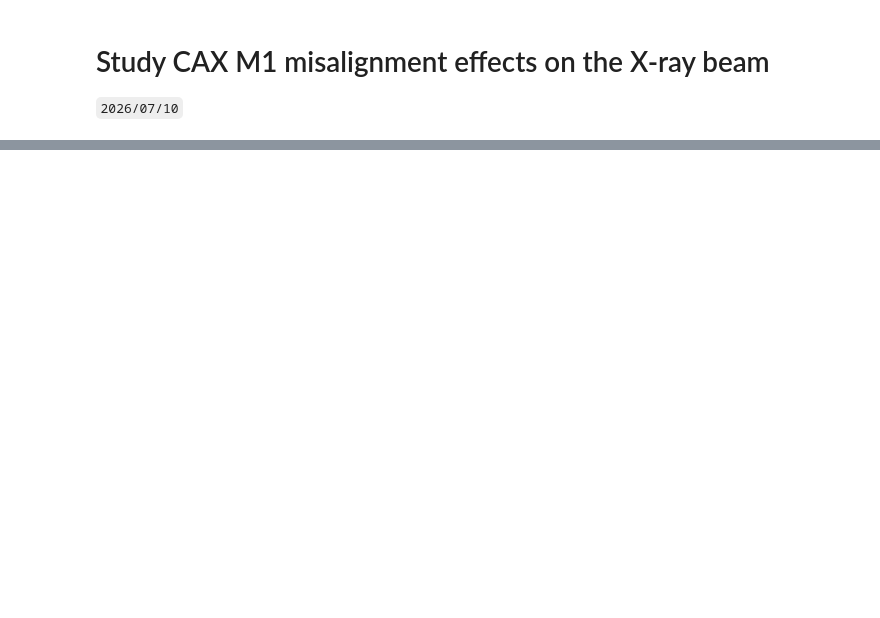
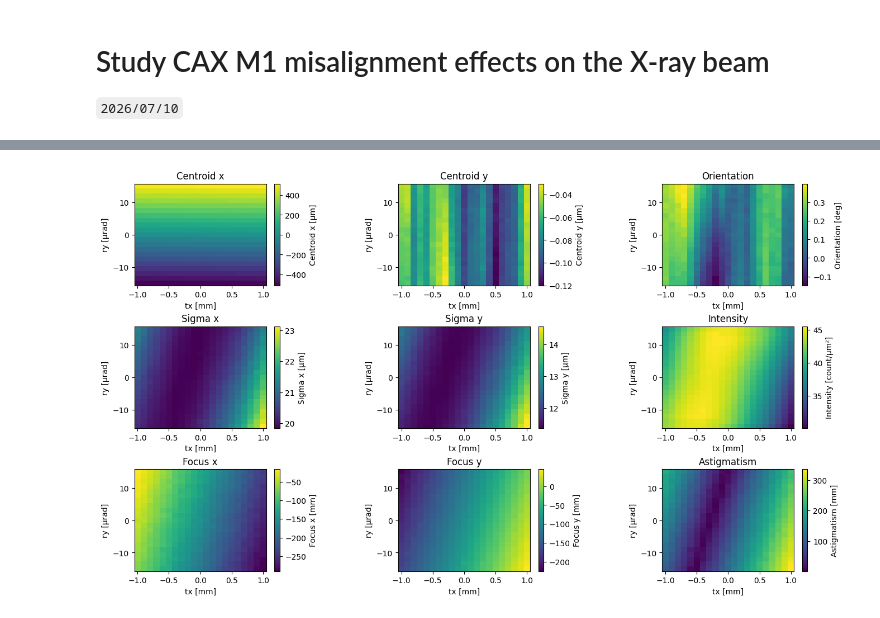
Before and after one commit to amici-lnls/cax-control, a Jupyter notebook: notebooks/cax_misalignments.ipynb, the cells around one changed output, grey strips where cells are left out. Saved outputs shown, nothing was run; the diff lists cells and outputs as text; code cells hidden in the pictures; blank space fills up the shorter version.

```diff
--- a/notebooks/cax_misalignments.ipynb
+++ b/notebooks/cax_misalignments.ipynb
@@ -227,42 +388,29 @@ plt.show()
 def plot_all_observables(
     tx_vals,
     ry_vals,
-    cx,
-    cy,
-    fwhmx,
-    fwhmy,
-    peak,
-    astig
+    data
 ):
-
-    observables = [
-        (cx, "Centroid X"),
-        (fwhmx, "FWHM X"),
-        (peak, "Peak Intensity"),
-        (cy, "Centroid Y"),
-        (fwhmy, "FWHM Y"),
-        (astig, "Astigmatism"),
-    ]
-
     fig, axes = plt.subplots(
-        2, 3,
-        figsize=(15, 9),
+        3, 3,
+        figsize=(16, 9),
         constrained_layout=True
     )
+    fig.subplots_adjust(hspace=0.4, wspace=0.6)
 
-    for ax, (data, title) in zip(axes.flat, observables):
+    for ax, (title, observ) in zip(axes.flat, data.items()):
 
         mesh = ax.pcolormesh(
             tx_vals,
-            ry_vals,
-            data.T,
+            ry_vals*1000,
+            observ[0].T,
             shading="auto",
         )
 
         ax.set_title(title)
-        ax.set_xlabel("tx")
-        ax.set_ylabel("ry")
+        ax.set_xlabel("tx [mm]")
+        ax.set_ylabel("ry [μrad]")
 
-        plt.colorbar(mesh, ax=ax)
-
+        cbar = plt.colorbar(mesh, ax=ax)
+        label = "[" + str(observ[1]) + "]"
+        cbar.set_label(f"{title} {label}")
     return fig, axes
@@ -290,17 +463,13 @@ data['peak']
 # %%
 
 fig, axes = plot_all_observables(
     tx_vals,
     ry_vals,
-    data['cx'],
-    data['cy'],
-    data['fwhmx'],
-    data['fwhmy'],
-    data['peak'],
-    np.abs(data['astig'])
-)
+    physical_data)
 
 plt.show()
+# %% [output]
+[figure, added]
 # %%
 cax.mirror.tx = 0
 cax.mirror.ry = -0.1
```
Also changed, not shown: parts of 28 cells of this notebook, 3 other files.
